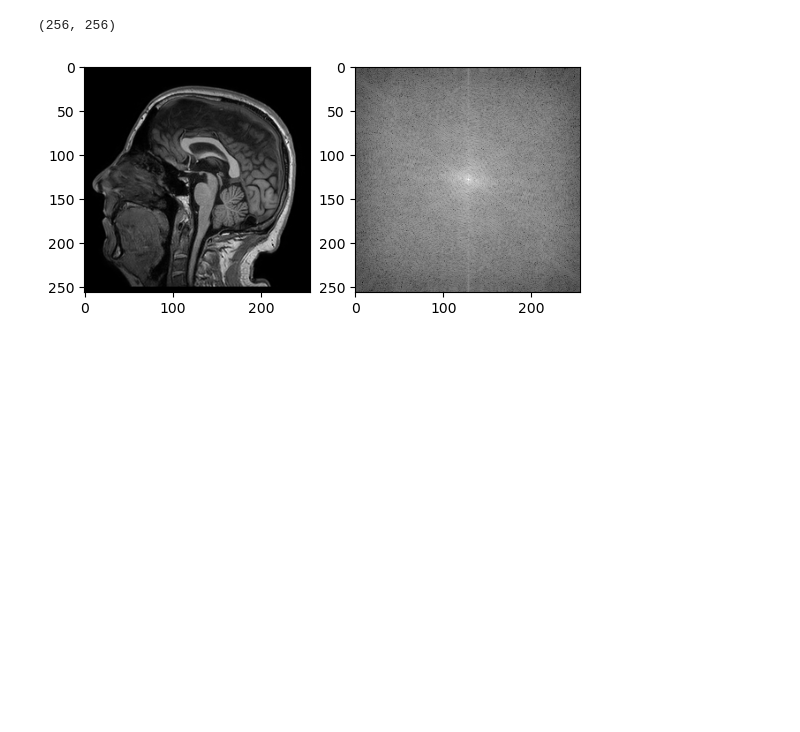
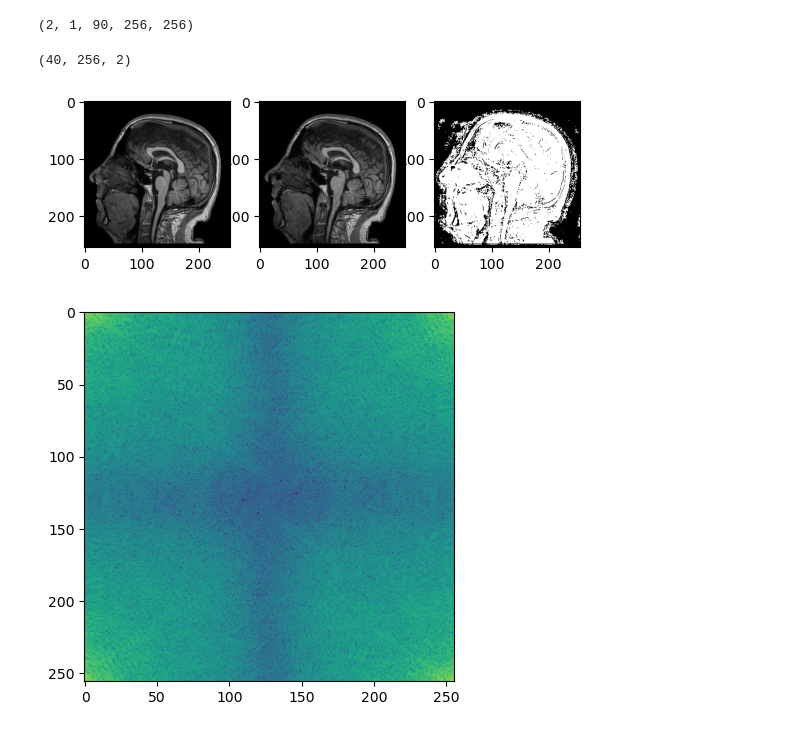
Before and after one commit to lassestahnke/HL2027_recon, a Jupyter notebook: HL2027_project_1.ipynb, the cells around one changed output. Drawn from its saved outputs; the diff is of its cells as text; code cells hidden in the pictures; blank space fills up the shorter version.

```diff
--- a/HL2027_project_1.ipynb
+++ b/HL2027_project_1.ipynb
@@ -2,15 +2,13 @@
 import SimpleITK as sitk
 import numpy as np
 import sigpy as sp
+from sigpy import mri
+from sigpy import plot
 import matplotlib.pyplot as plt
-from scipy.fft import fft2
+
+sitk_t1 = sitk.ReadImage('t1.nii.gz')
+t1 = sitk.GetArrayFromImage(sitk_t1)
+
+print(t1.shape)
+# %% [output]
+(2, 1, 90, 256, 256)
-# %%
-# load image
-sitk_t1 = sitk.ReadImage('t1.nii.gz')
-t1 = sitk.GetArrayFromImage(sitk_t1)
-
-# create slice for task 1-6
-t1_slice = t1[0,0,45,:,:]
-print(t1_slice.shape)
-# %% [output]
-(256, 256)
@@ -24,8 +14,0 @@ t1_slice_fft = sp.fft(t1_slice)
-# %%
-# plot data:
-fig, axs = plt.subplots(1, 2)
-axs[0].imshow(t1_slice, cmap="gray")
-axs[1].imshow(np.log10(abs(t1_slice_fft)), cmap="gray")
-plt.show()
-# %% [output]
-[figure, removed]
@@ -31,0 +21,27 @@ plt.show()
+# %%
+# 1. Simulation of radial sampling: (15%)
+spikes = 40
+coord = sp.mri.radial([spikes,256,2],[256,256], dtype=int)
+
+plt.figure()
+plt.subplot(131)
+plt.imshow(t1[0,0,45,:,:], cmap='gray')
+
+plt.subplot(132)
+plt.imshow(t1[1,0,45,:,:], cmap='gray')
+
+plt.subplot(133)
+plt.imshow(t1[1,0,45,:,:] - t1[0,0,45,:,:], cmap='gray')
+
+print(coord.shape)
+
+img=t1[0,0,45,:,:]
+
+fft_img = sp.fft(img, center=False)
+plt.figure()
+plt.imshow(np.log10(abs(fft_img)))
+plt.show()
+# %% [output]
+(40, 256, 2)
+[figure, added]
+[figure, added]
```
Also changed, not shown: parts of 4 cells of this notebook.
